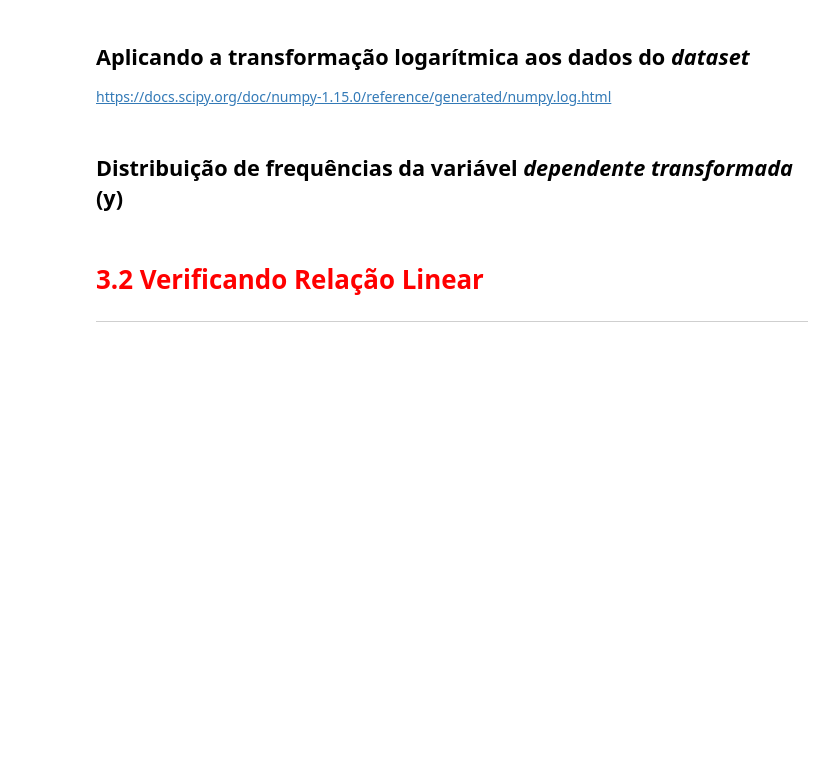
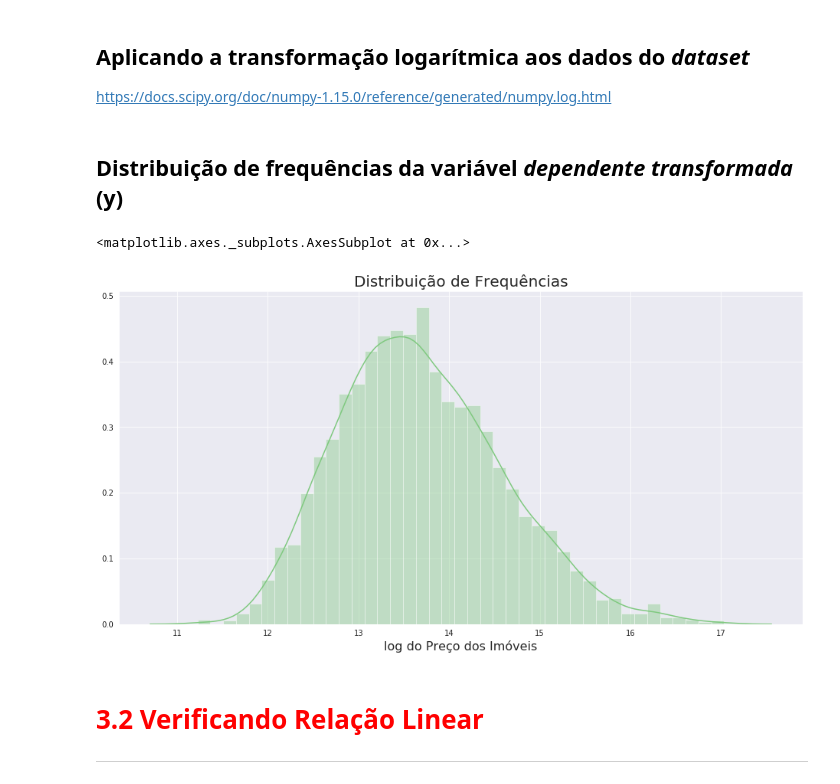
Before and after one commit to flaviogf/courses, a Jupyter notebook: alura/curso_regressao_linear_parte_2/Projeto/Regressão Linear.ipynb, the cells around one changed output. Cells and saved outputs as stored; diff of their text form; code cells hidden in the pictures; blank space fills up the shorter version.

```diff
--- a/alura/curso_regressao_linear_parte_2/Projeto/Regressão Linear.ipynb
+++ b/alura/curso_regressao_linear_parte_2/Projeto/Regressão Linear.ipynb
@@ -179,14 +181,25 @@ ax
 ## Aplicando a transformação logarítmica aos dados do *dataset*
 
 https://docs.scipy.org/doc/numpy-1.15.0/reference/generated/numpy.log.html
+# %%
+data['log_valor'] = np.log(data['valor'])
+# %%
+data['log_area'] = np.log(data['area'])
+# %%
+data['log_dist_praia'] = np.log(data['dist_praia'] + 1)
+# %%
+data['log_dist_farmacia'] = np.log(data['dist_farmacia'] + 1)
 # %% [markdown]
 ## Distribuição de frequências da variável *dependente transformada* (y)
 # %%
-
-ax.figure.set_size_inches(20, 6)
+ax = sns.distplot(data.log_valor)
+ax.figure.set_size_inches(16, 8)
 ax.set_title('Distribuição de Frequências', fontsize=20)
 ax.set_xlabel('log do Preço dos Imóveis', fontsize=16)
 ax
+# %% [output]
+<matplotlib.axes._subplots.AxesSubplot at 0x...>
+[figure, added]
 # %% [markdown]
 # <font color='red' style='font-size: 30px;'>3.2 Verificando Relação Linear</font>
 <hr style='border: 2px solid red;'>
```
Also changed, not shown: parts of 21 cells of this notebook, 1 other file.
